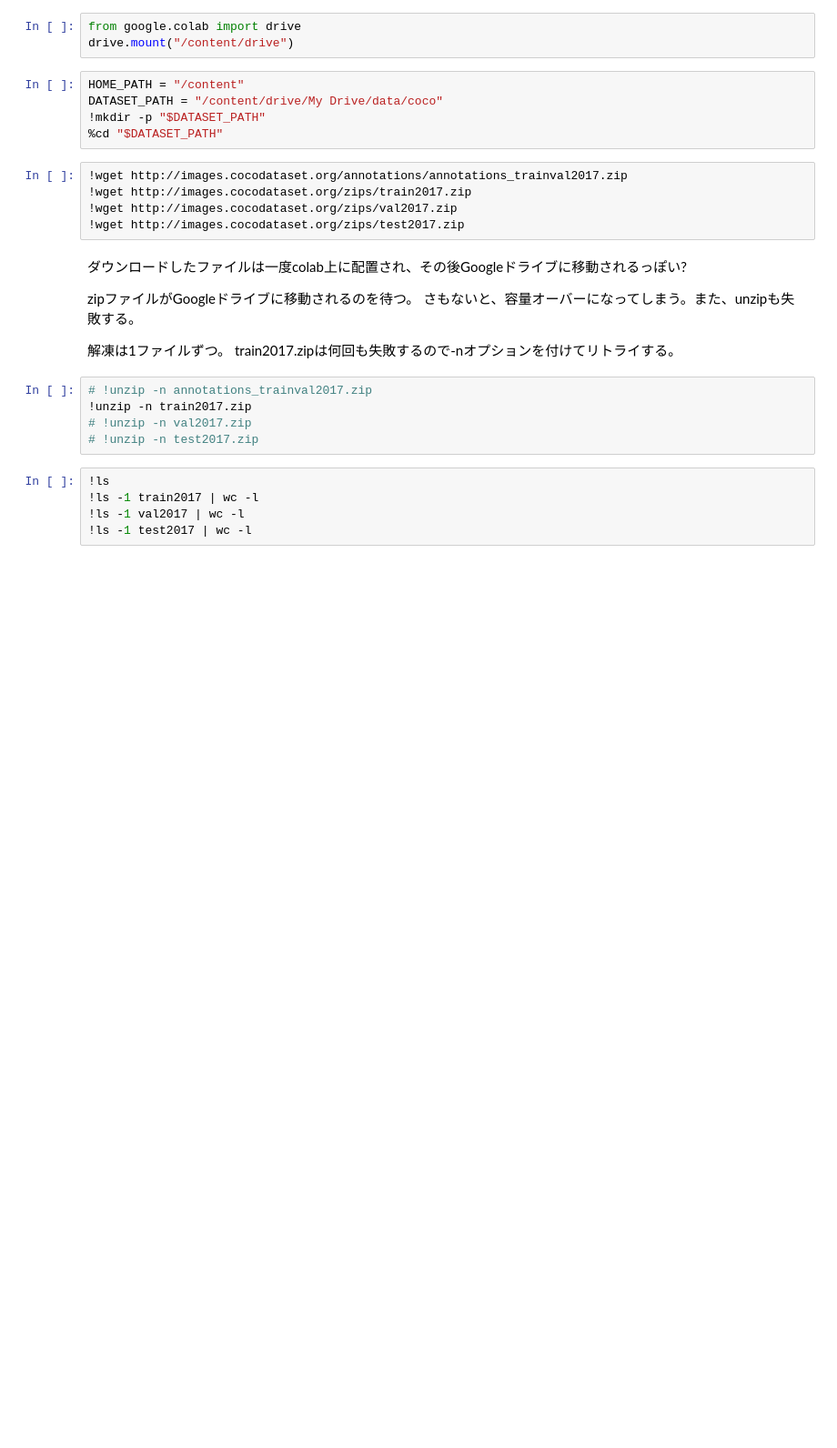
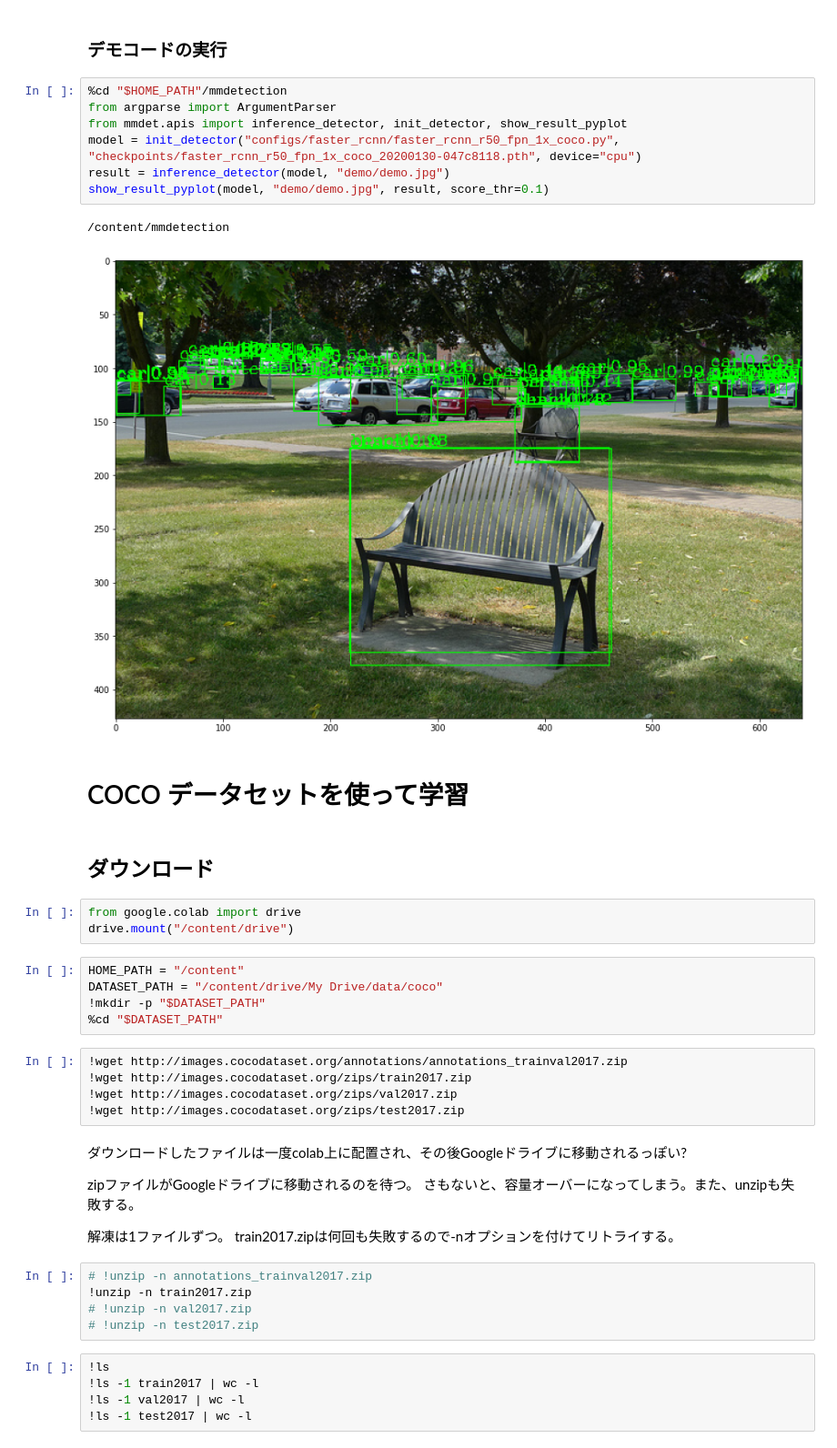
Before and after one commit to iwatake2222/study_colaboratory, a Jupyter notebook: mmdet/mmdet_01.ipynb, the cells around one changed output. Shown at 91% size. Cells and saved outputs as stored; diff of their text form; blank space fills up the shorter version.

```diff
--- a/mmdet/mmdet_01.ipynb
+++ b/mmdet/mmdet_01.ipynb
@@ -5,3 +60,19 @@
+# %% [markdown]
+### デモコードの実行
+# %%
+%cd "$HOME_PATH"/mmdetection
+from argparse import ArgumentParser
+from mmdet.apis import inference_detector, init_detector, show_result_pyplot
+model = init_detector("configs/faster_rcnn/faster_rcnn_r50_fpn_1x_coco.py", "checkpoints/faster_rcnn_r50_fpn_1x_coco_20200130-047c8118.pth", device="cpu")
+result = inference_detector(model, "demo/demo.jpg")
+show_result_pyplot(model, "demo/demo.jpg", result, score_thr=0.1)
+# %% [output]
+/content/mmdetection
+[figure, added]
+# %% [markdown]
+# COCO データセットを使って学習
+# %% [markdown]
+## ダウンロード
 # %%
 from google.colab import drive
 drive.mount("/content/drive")
```
Also changed, not shown: parts of 13 cells of this notebook.
